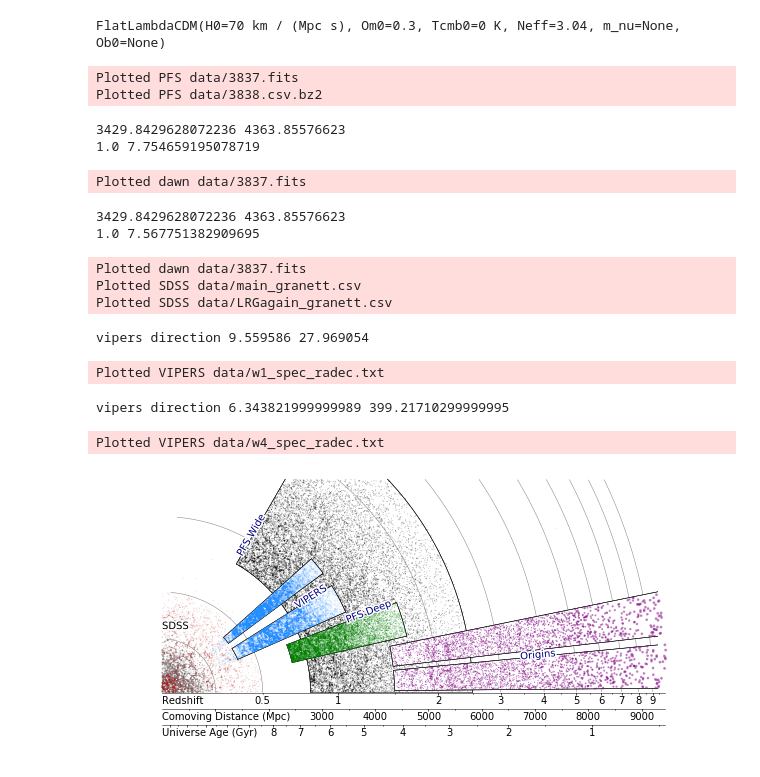
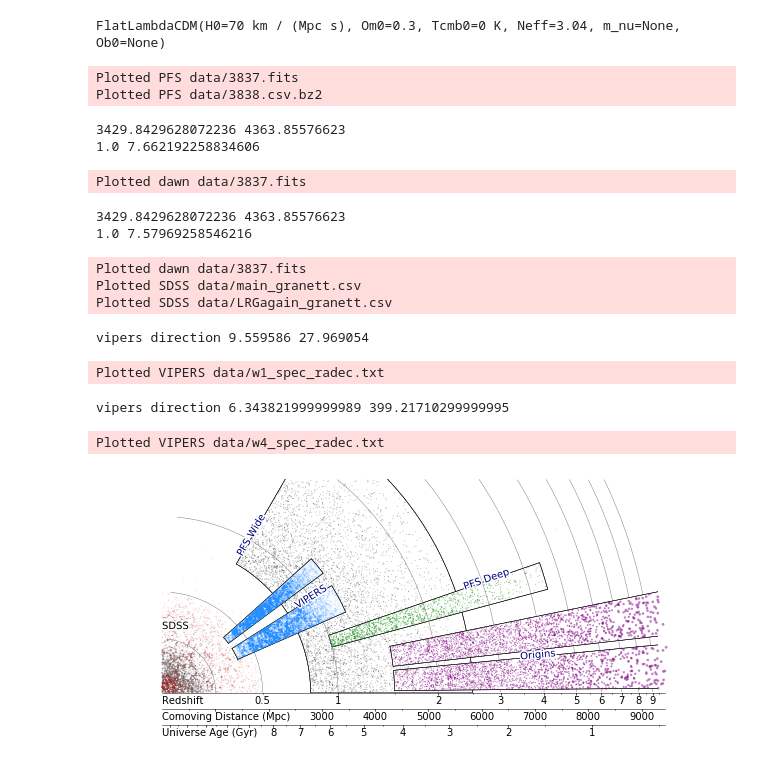
Before and after one commit to bengranett/surveycones, a Jupyter notebook: conediagram.ipynb, the cells around one changed output. Cells and saved outputs as stored; diff of their text form; code cells hidden in the pictures.

```diff
--- a/conediagram.ipynb
+++ b/conediagram.ipynb
@@ -189,7 +189,7 @@ def plot_sdss(ax, path="data/main_granett.csv",orientation=45,**plotparams):
 
     print >>sys.stderr, "Plotted SDSS",path
 
-def plot_vipers(ax, path="data/w1_spec_radec.txt",zmin=0.3,zmax=1.2, orientation=45,label="VIPERS", zorder=10, **plotparams):
+def plot_vipers(ax, path="data/w1_spec_radec.txt",zmin=0.4,zmax=1.2, orientation=45,label="VIPERS", zorder=10, **plotparams):
     """ """
     cat = np.loadtxt(path,unpack=True)
     ra,dec,z = cat
@@ -217,7 +217,7 @@ def plot_pfs(ax, path="data/3837.fits", zmin=0.7, zmax=1.2, orientation=45, labe
         ra = data['ra_gal']
         dec = data['dec_gal']
         z = data['observed_redshift_gal']
-        sel = (z>zmin)&(z<zmax)&(ra < 8)
+        sel = (ra < 4)
         ra = ra[sel]
         dec = dec[sel]
         z = z[sel]
@@ -226,16 +226,22 @@ def plot_pfs(ax, path="data/3837.fits", zmin=0.7, zmax=1.2, orientation=45, labe
 #         ra = ra[o]
 #         dec = dec[o]
 #         z = z[o]
-        ra -= 4
+        ra -= 2
 
-        r = radial_scale(z)
+        r = radial_scale(z)*1.5
+        rmin = radial_scale(zmin)
+        rmax = radial_scale(zmax)
+        ii = (r>rmin)&(r<rmax)
+        r = r[ii]
+        ra = ra[ii]
+
         theta = (ra+orientation)*np.pi/180
         x = np.cos(theta)*r
         y = np.sin(theta)*r
 
         sig = (r.max()-r.min())/2.
         sf = np.exp(-(r - r.min())**2/2./sig**2)
-        sf /= sf.max()
+        sf /= sf.max()*5
         sel = np.random.uniform(0,1,len(r))<sf
 
         ax.scatter(x[sel],y[sel],**plotparams)
@@ -267,7 +273,7 @@ def plot_pfswide(ax, path="data/3838.csv.bz2", zmin=0.7, zmax=2.5, orientation=4
 
         sig = (r.max()-r.min())/2.
         sf = np.exp(-(r - r.min())**2/2./sig**2)
-        sf /= sf.max()
+        sf /= sf.max()*5
         sel = np.random.uniform(0,1,len(r))<sf
 
         sel = sel & (y<cut)
@@ -327,7 +333,7 @@ plt.figure(figsize=(8,4))
 ax = plt.subplot(111, aspect='equal')
 
 wedge(ax, 60, zmin=0.8, zmax=2.5, orientation=30, c='k',  fill=True, label="PFS Wide",labelpos=0.2, zorder=0)
-wedge(ax, 8, zmin=0.7, zmax=1.7, orientation=17, c='k',  fill=True, label="PFS Deep",labelpos=0.75, zorder=2)
+wedge(ax, 4, zmin=1, zmax=4.5, orientation=17, c='k',  fill=True, label="PFS Deep",labelpos=0.75, zorder=2)
 wedge(ax, 5, zmin=1.5, zmax=12, orientation=9, close=False, c='k', fill=True, label=None,zorder=3)
 wedge(ax, 5, zmin=1.5, zmax=12, orientation=3, close=False, c='k', fill=True, label="Origins",labelpos=0.5, zorder=3)
 
@@ -340,7 +346,7 @@ scale(ax, 0, 10, age,title="Universe Age (Gyr)", step = 1, minorstep=0.5, label_
 ax.text(radial_scale(0.5), -50, "%g"%0.5, rotation=0, verticalalignment='top', horizontalalignment='center')
 
 
-plot_pfs(ax, zmin=0.7, zmax=1.7, orientation=17, alpha=0.3,s=1,edgecolor='None', c='g', label="PFS", zorder=10)
+plot_pfs(ax, zmin=1, zmax=4.5, orientation=17, alpha=0.5,s=1,edgecolor='None', c='g', label="PFS", zorder=10)
 plot_pfswide(ax, zmin=0.8, zmax=2.5, orientation=0, alpha=0.3,s=1,edgecolor='None', c='k', label="PFS Wide",zorder=1.1)
 
 plot_dawn(ax, zmin=1.5, zmax=9, orientation=3, alpha=0.5,edgecolor='None', c='purple', label="Origins", zorder=10)
@@ -352,34 +358,34 @@ plot_vipers(ax, path="data/w1_spec_radec.txt", orientation=-6.5, c='dodgerblue',
 plot_vipers(ax, path="data/w4_spec_radec.txt", orientation=66.5, label=None, c='dodgerblue',alpha=0.1,s=1,edgecolor='None',zorder=10)
 
 arc(ax, radial_scale(0.5), 90, orientation=40,step=0.1, cut=cut, c='grey')
 arc(ax, radial_scale(0.25), 90, orientation=40,step=0.1, cut=cut, c='grey')
 for z in range(1,10):
     arc(ax, radial_scale(z), 90, orientation=40, step=0.1, cut=cut, c='grey')
 
 text(ax, 0,radial_scale(0.3), "SDSS", color='k')
 # plt.text(0,radial_scale(0.8),"PFS Wide",color='k')
 
 plt.ylim(-810,cut+10)
 # plt.xlim(0,10000)
 
 ax.axis('off')
 
 plt.subplots_adjust(left=0,right=1, bottom=0, top=1)
-# plt.savefig("dawn.pdf")
+plt.savefig("origins.pdf")
 plt.savefig("origins.png", dpi=300)
 # %% [output]
 Plotted PFS data/3837.fits
 Plotted PFS data/3838.csv.bz2
 3429.8429628072236 4363.85576623
-1.0 7.754659195078719
+1.0 7.662192258834606
 Plotted dawn data/3837.fits
 3429.8429628072236 4363.85576623
-1.0 7.567751382909695
+1.0 7.57969258546216
 Plotted dawn data/3837.fits
 Plotted SDSS data/main_granett.csv
 Plotted SDSS data/LRGagain_granett.csv
 vipers direction 9.559586 27.969054
 Plotted VIPERS data/w1_spec_radec.txt
 vipers direction 6.343821999999989 399.21710299999995
 Plotted VIPERS data/w4_spec_radec.txt
-[figure, old version]
+[figure, new version]
```
